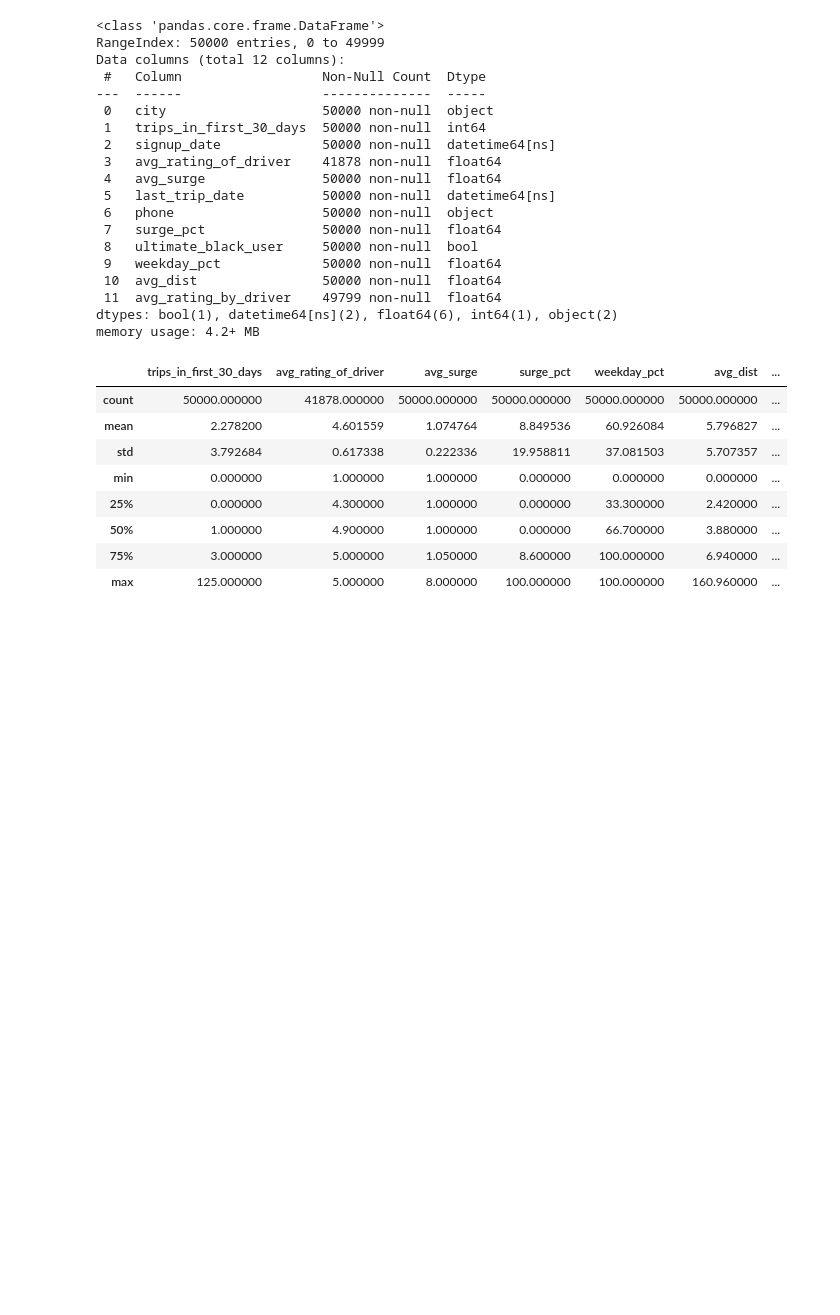
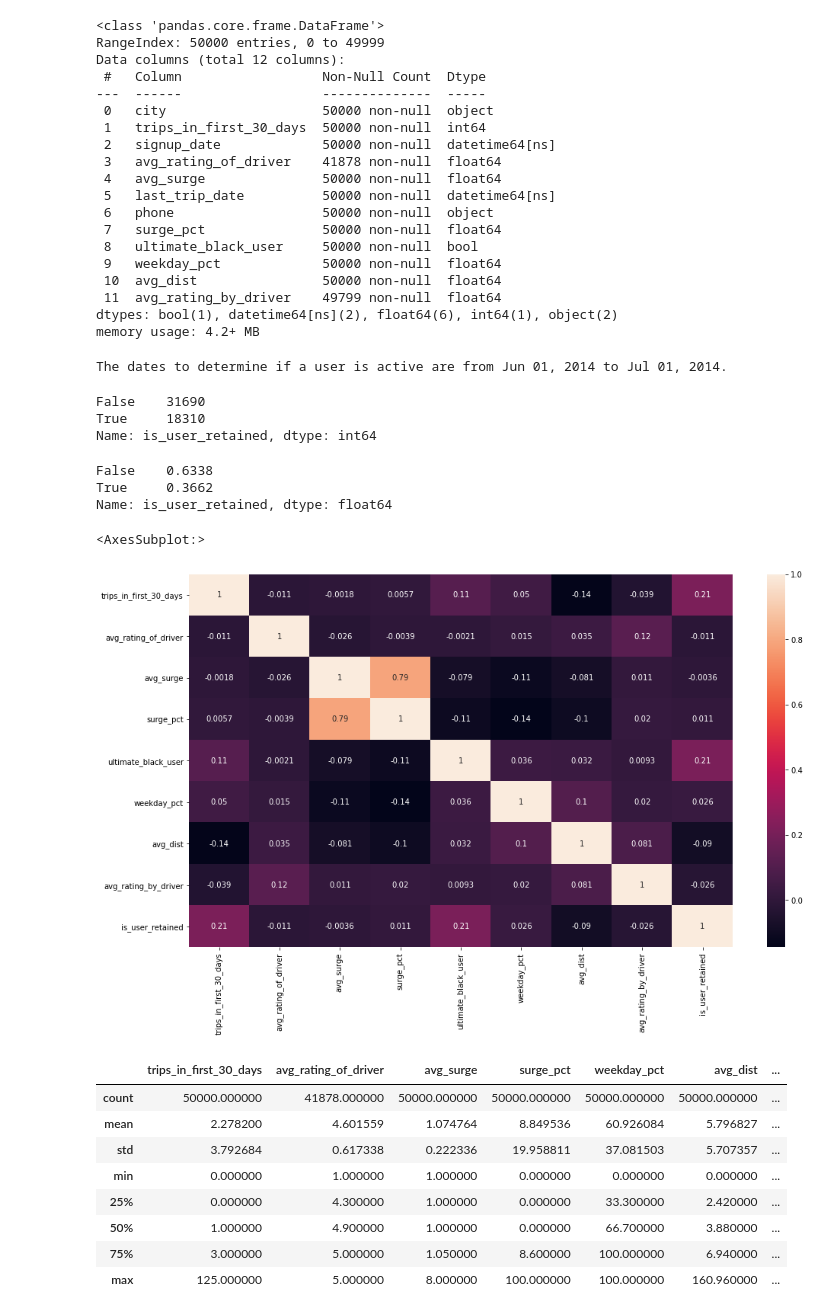
Before and after one commit to JasonCaldwellMBA/Ultimate_Challenge, a Jupyter notebook: Part_3_Predictive_modeling.ipynb, the cells around one changed output. Saved outputs shown, nothing was run; the diff lists cells and outputs as text; code cells hidden in the pictures; blank space fills up the shorter version.

```diff
--- a/Part_3_Predictive_modeling.ipynb
+++ b/Part_3_Predictive_modeling.ipynb
@@ -189,6 +187,36 @@ Data columns (total 12 columns):
  11  avg_rating_by_driver    49799 non-null  float64
 dtypes: bool(1), datetime64[ns](2), float64(6), int64(1), object(2)
 memory usage: 4.2+ MB
+# %%
+# Consider a user retained if they were “active” (i.e. took a trip) in the preceding 30 days.
+max_last_trip_date = df.last_trip_date.max()
+active_cutoff_date = max_last_trip_date - pd.Timedelta(days=30)
+print(f'The dates to determine if a user is active are from {active_cutoff_date.strftime("%b %d, %Y")} to {max_last_trip_date.strftime("%b %d, %Y")}.')
+# %% [output]
+The dates to determine if a user is active are from Jun 01, 2014 to Jul 01, 2014.
+# %%
+# Create target feature is_user_retained.
+df["is_user_retained"] = df.last_trip_date > active_cutoff_date
+df.is_user_retained.value_counts()
+# %% [output]
+False    31690
+True     18310
+Name: is_user_retained, dtype: int64
+# %%
+# Question: What fraction of the observed users were retained?
+# Answer: 36.62%
+df.is_user_retained.value_counts(normalize=True)
+# %% [output]
+False    0.6338
+True     0.3662
+Name: is_user_retained, dtype: float64
+# %%
+# Looking for correlation
+plt.figure(figsize=(16, 9))
+sns.heatmap(df.corr(), annot=True)
+# %% [output]
+<AxesSubplot:>
+[figure, added]
 # %%
 # Summary statistics
 df.describe()
```
Also changed, not shown: parts of 5 cells of this notebook.
